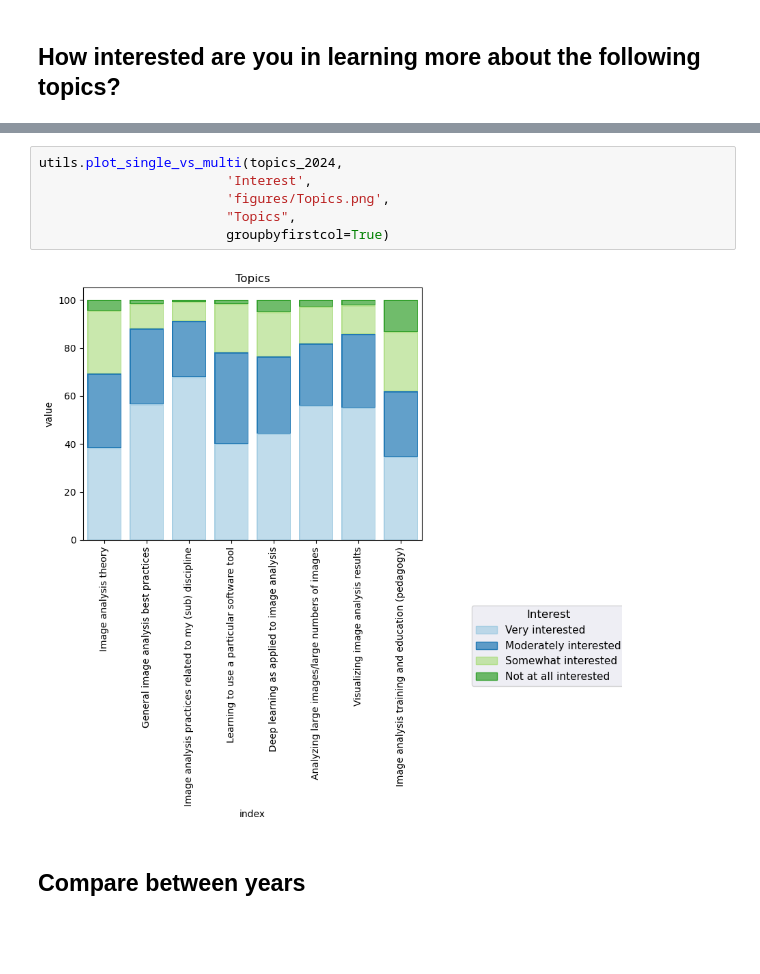
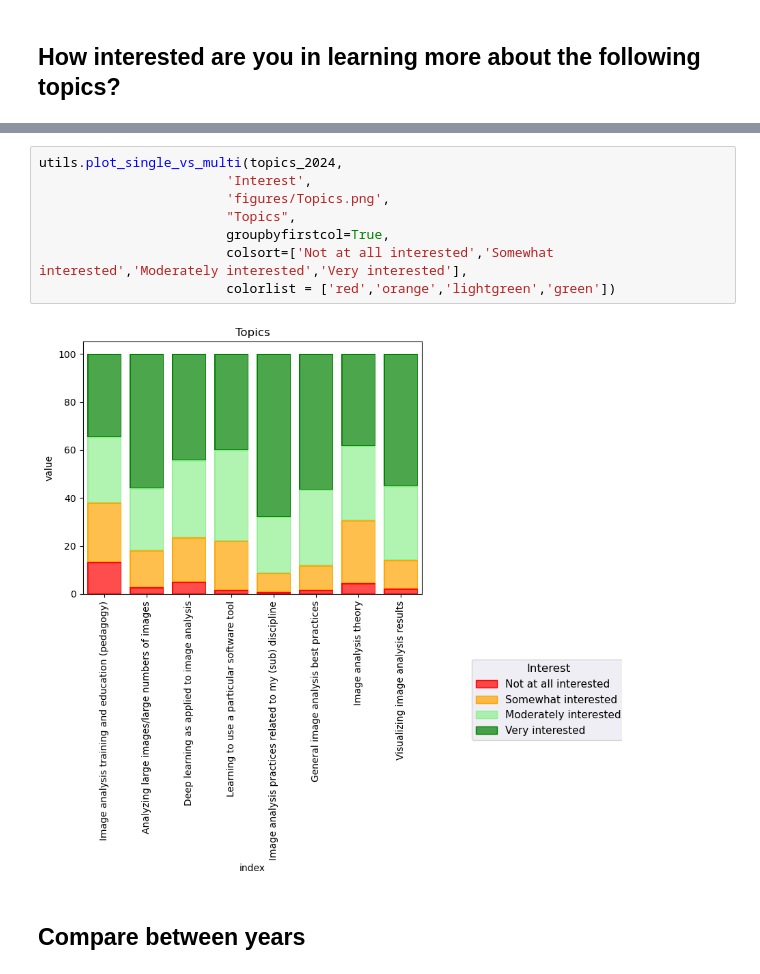
Before and after one commit to COBA-NIH/2024_Bridging_Imaging_Users_to_Imaging_Analysis_Survey, a Jupyter notebook: 3_Learning.ipynb, the cells around one changed output, grey strips where cells are left out. Cells and saved outputs as stored; diff of their text form; blank space fills up the shorter version.

```diff
--- a/3_Learning.ipynb
+++ b/3_Learning.ipynb
@@ -314,11 +316,13 @@ topics_2024
 # %%
 utils.plot_single_vs_multi(topics_2024,
                         'Interest',
                         'figures/Topics.png',
                         "Topics",
-                        groupbyfirstcol=True)
+                        groupbyfirstcol=True,
+                        colsort=['Not at all interested','Somewhat interested','Moderately interested','Very interested'],
+                        colorlist = ['red','orange','lightgreen','green'])
 # %% [output]
-[figure, old version]
+[figure, new version]
 # %% [markdown]
 ## Compare between years
 # %%
```
Also changed, not shown: parts of 1 cell of this notebook, 7 other files.
